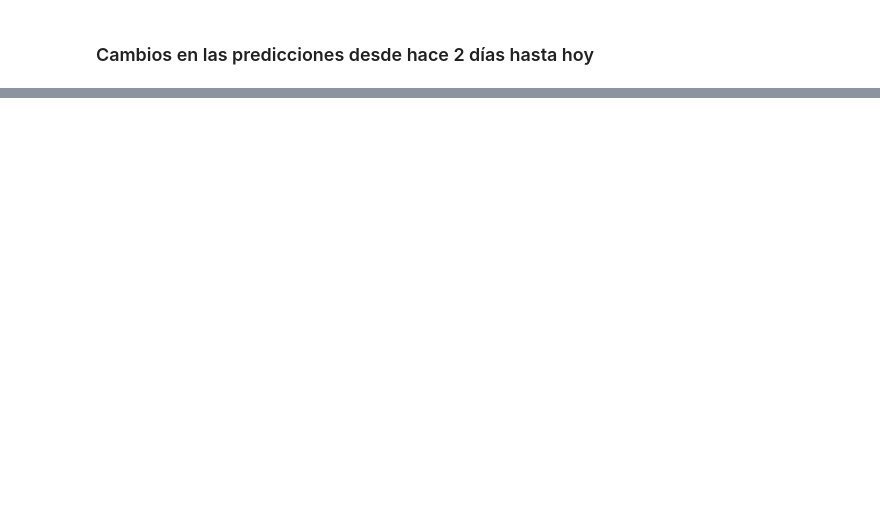
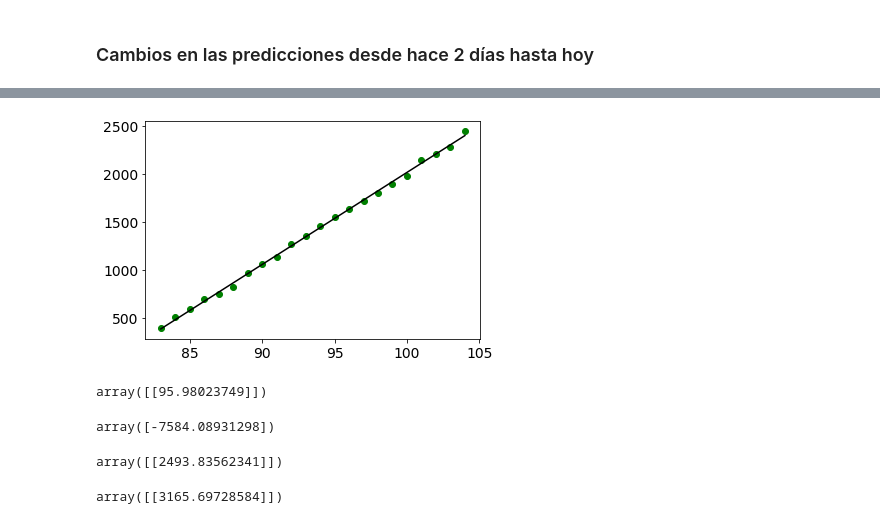
Before and after one commit to MatiasLoiseau/covid19-argentina-logistic-method, a Jupyter notebook: logistic-method.ipynb, the cells around one changed output, grey strips where cells are left out. Drawn from its saved outputs; the diff is of its cells as text; code cells hidden in the pictures; blank space fills up the shorter version.

```diff
--- a/logistic-method.ipynb
+++ b/logistic-method.ipynb
@@ -263,0 +294,10 @@ label_and_show_plot(plt, "How does the chart change with new information (the ca
+# %%
+data = df.copy()
+data.drop(data.columns[[1]], axis=1, inplace=True)
+data.mask(np.isinf(data), inplace=True)
+data.dropna(inplace=True)
+# %%
+target = df.copy()
+target.drop(target.columns[[0]], axis=1, inplace=True)
+target.mask(np.isinf(target), inplace=True)
+target.dropna(inplace=True)
@@ -263,0 +306,2 @@ label_and_show_plot(plt, "How does the chart change with new information (the ca
+# %%
+X_train, X_test, Y_train, Y_test = train_test_split(data[pts:], target[pts:], test_size=0.2)
@@ -263,0 +314,25 @@ label_and_show_plot(plt, "How does the chart change with new information (the ca
+# %%
+plt.scatter(data[pts:], target[pts:], color='g')
+plt.plot(data[pts:], modelo.predict(data[pts:]), color='k')
+plt.show()
+# %% [output]
+[figure, added]
+# %%
+modelo.coef_
+# %% [output]
+array([[95.98023749]])
+# %%
+modelo.intercept_
+# %% [output]
+array([-7584.08931298])
+# %%
+lastDay = df['day'][df.index[-1]]
+tomorrow = lastDay +1
+modelo.predict([[tomorrow]])
+# %% [output]
+array([[2493.83562341]])
+# %%
+oneWeek = tomorrow + 7
+modelo.predict([[oneWeek]])
+# %% [output]
+array([[3165.69728584]])
```
Also changed, not shown: parts of 20 cells of this notebook, 2 other files.
